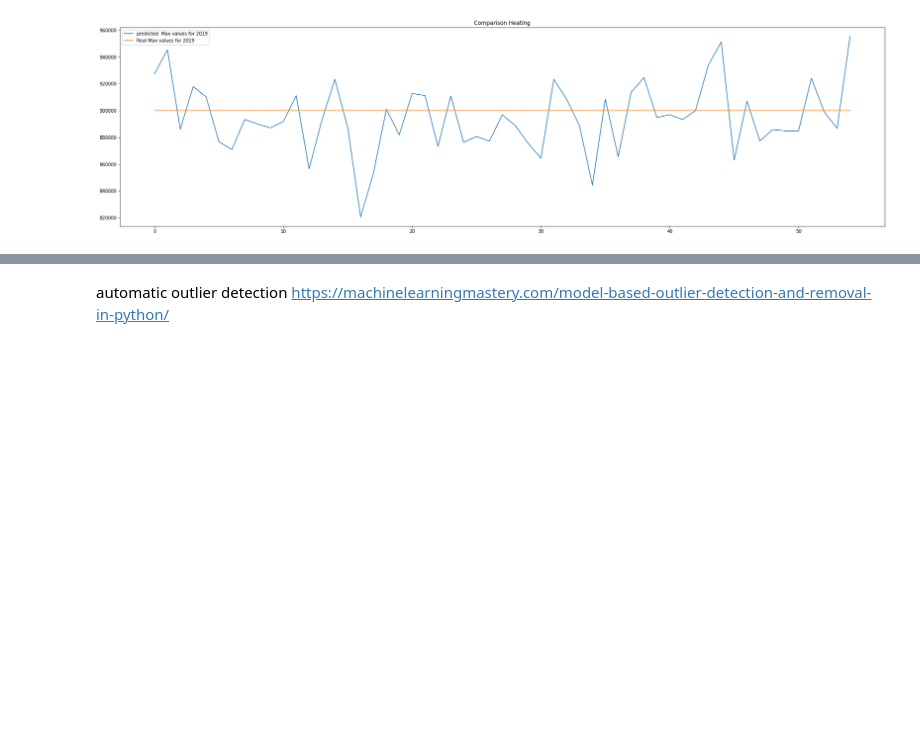
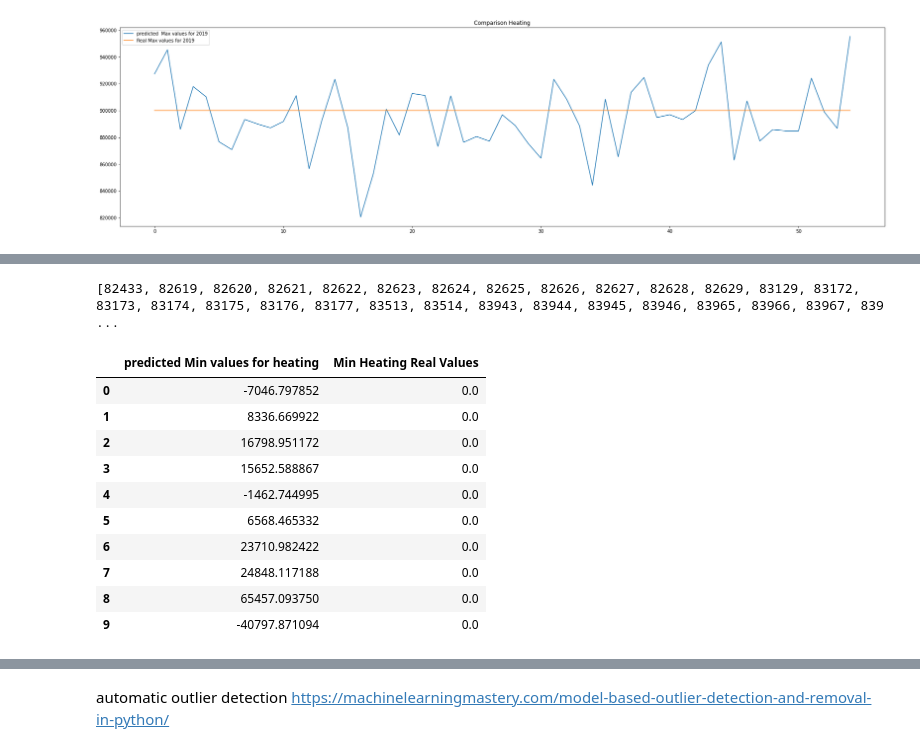
Before and after one commit to sajad95/Heat, a Jupyter notebook: FastCodeImpactofweatherXGB.ipynb, the cells around one changed output, grey strips where cells are left out. Drawn from its saved outputs; the diff is of its cells as text; code cells hidden in the pictures; blank space fills up the shorter version.

```diff
--- a/FastCodeImpactofweatherXGB.ipynb
+++ b/FastCodeImpactofweatherXGB.ipynb
@@ -308,0 +303,10 @@ Predicting energy in 2019 using the Tyoical Weater data file
+# %%
+## Extract their index
+# saving indexes in a new column named index
+index = test_inputs.index
+condition = test_inputs['Dry Bulb Temperature']  >30
+indices = index[condition]
+indices_list = indices.tolist()
+print(indices_list)
+# %% [output]
+[82433, 82619, 82620, 82621, 82622, 82623, 82624, 82625, 82626, 82627, 82628, 82629, 83129, 83172, 83173, 83174, 83175, 83176, 83177, 83513, 83514, 83943, 83944, 83945, 83946, 83965, 83966, 83967, 839 ...
@@ -308,0 +323,16 @@ Predicting energy in 2019 using the Tyoical Weater data file
+# %%
+MinHeating = pd.DataFrame(predsMin, columns =['predicted Min values for heating '])
+MinHeating[' Min Heating Real Values'] = Min_Target
+MinHeating.head(10)
+# %% [output]
+|  | predicted Min values for heating | Min Heating Real Values |
+| 0 | -7046.797852 | 0.0 |
+| 1 | 8336.669922 | 0.0 |
+| 2 | 16798.951172 | 0.0 |
+| 3 | 15652.588867 | 0.0 |
+| 4 | -1462.744995 | 0.0 |
+| 5 | 6568.465332 | 0.0 |
+| 6 | 23710.982422 | 0.0 |
+| 7 | 24848.117188 | 0.0 |
+| 8 | 65457.093750 | 0.0 |
+| 9 | -40797.871094 | 0.0 |
```
Also changed, not shown: parts of 14 cells of this notebook.
